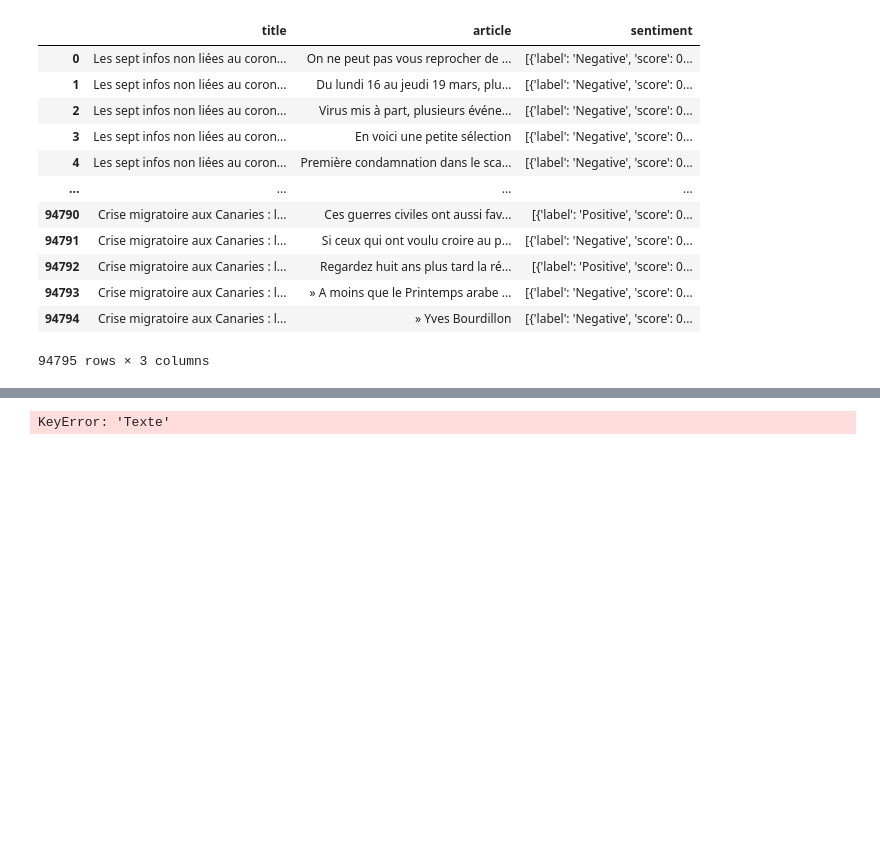
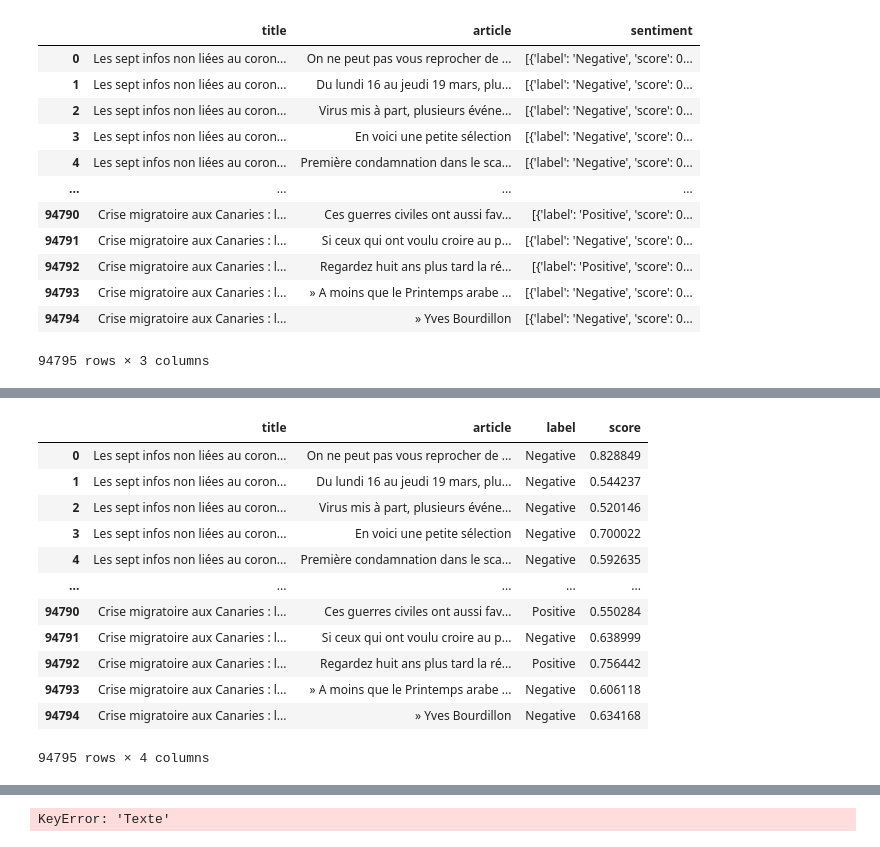
Before and after one commit to cmllbll/Projet_DSSS_2023, a Jupyter notebook: Sentiment Analysis.ipynb, the cells around one changed output, grey strips where cells are left out. Saved outputs shown, nothing was run; the diff lists cells and outputs as text; code cells hidden in the pictures; blank space fills up the shorter version.

Commit message:
Sentiment Analysis Syrie Score

```diff
--- a/Sentiment Analysis.ipynb
+++ b/Sentiment Analysis.ipynb
@@ -178,0 +142,3 @@ sentiment_df['sentiment'] [1]
+# %%
+sentiment_df_syrie=pd.read_excel("sentiment_syrie.xlsx")
+sentiment_df_syrie
@@ -178,0 +159,26 @@ sentiment_df['sentiment'] [1]
+# %%
+import ast
+sentiment_df_syrie['sentiment'] = sentiment_df_syrie['sentiment'].apply(lambda x: ast.literal_eval(x))
+
+# Extracting label and score into separate columns
+sentiment_df_syrie['label'] = sentiment_df_syrie['sentiment'].apply(lambda x: x[0]['label'])
+sentiment_df_syrie['score'] = sentiment_df_syrie['sentiment'].apply(lambda x: x[0]['score'])
+
+# Drop the original 'sentiment' column if needed
+sentiment_df_syrie.drop(columns=['sentiment'], inplace=True)
+
+sentiment_df_syrie
+# %% [output]
+|  | title | article | label | score |
+| 0 | Les sept infos non liées au coron... | On ne peut pas vous reprocher de ... | Negative | 0.828849 |
+| 1 | Les sept infos non liées au coron... | Du lundi 16 au jeudi 19 mars, plu... | Negative | 0.544237 |
+| 2 | Les sept infos non liées au coron... | Virus mis à part, plusieurs événe... | Negative | 0.520146 |
+| 3 | Les sept infos non liées au coron... | En voici une petite sélection | Negative | 0.700022 |
+| 4 | Les sept infos non liées au coron... | Première condamnation dans le sca... | Negative | 0.592635 |
+| ... | ... | ... | ... | ... |
+| 94790 | Crise migratoire aux Canaries : l... | Ces guerres civiles ont aussi fav... | Positive | 0.550284 |
+| 94791 | Crise migratoire aux Canaries : l... | Si ceux qui ont voulu croire au p... | Negative | 0.638999 |
+| 94792 | Crise migratoire aux Canaries : l... | Regardez huit ans plus tard la ré... | Positive | 0.756442 |
+| 94793 | Crise migratoire aux Canaries : l... | » A moins que le Printemps arabe ... | Negative | 0.606118 |
+| 94794 | Crise migratoire aux Canaries : l... | » Yves Bourdillon | Negative | 0.634168 |
+94795 rows × 4 columns
```
Also changed, not shown: parts of 9 cells of this notebook, 1 other file.
